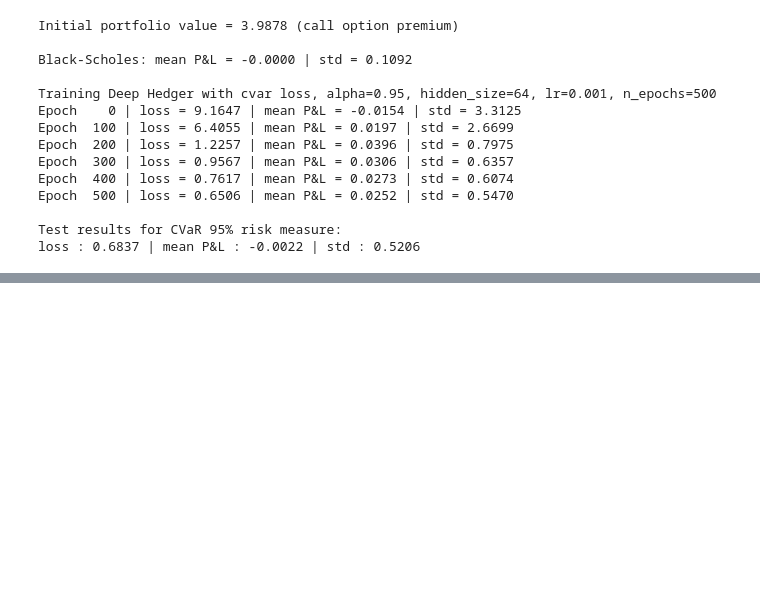
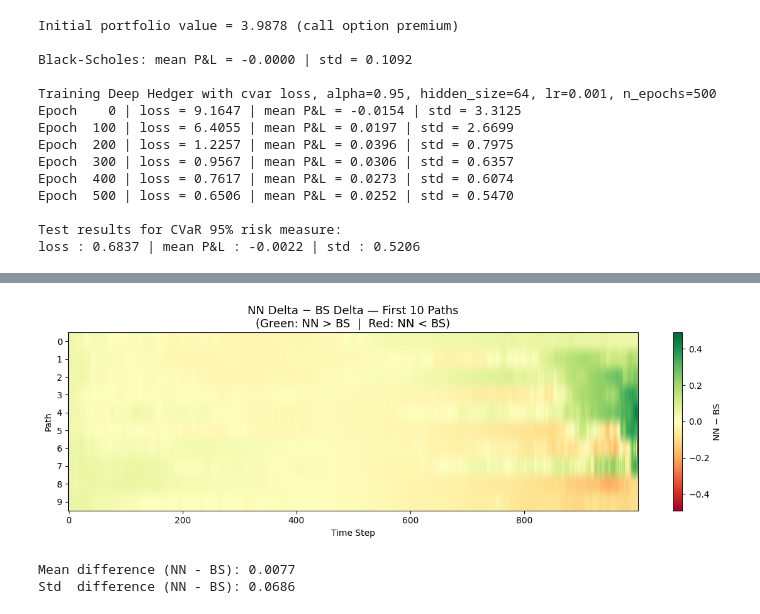
Before and after one commit to victorlabrecque/Research-Deep-Hedging-Volatility, a Jupyter notebook: Deep_hedging.ipynb, the cells around one changed output, grey strips where cells are left out. Cells and saved outputs as stored; diff of their text form; code cells hidden in the pictures; blank space fills up the shorter version.

```diff
--- a/Deep_hedging.ipynb
+++ b/Deep_hedging.ipynb
@@ -371,0 +455,22 @@ loss : 0.6837 | mean P&L : -0.0022 | std : 0.5206
+# %%
+
+# --- Difference heatmap: NN - BS (first 10 paths) ---
+diff = nn_deltas_plot - bs_deltas_plot
+vmax = np.abs(diff).max()
+
+fig, ax = plt.subplots(figsize=(12, 4))
+im = ax.imshow(diff, aspect='auto', cmap='RdYlGn', vmin=-vmax, vmax=vmax, origin='upper')
+ax.set_title('NN Delta − BS Delta — First 10 Paths\n(Green: NN > BS  |  Red: NN < BS)', fontsize=13)
+ax.set_xlabel('Time Step')
+ax.set_ylabel('Path')
+ax.set_yticks(range(10))
+plt.colorbar(im, ax=ax, label='NN − BS')
+plt.tight_layout()
+plt.show()
+
+print(f"Mean difference (NN - BS): {diff.mean():.4f}")
+print(f"Std  difference (NN - BS): {diff.std():.4f}")
+# %% [output]
+[figure, added]
+Mean difference (NN - BS): 0.0077
+Std  difference (NN - BS): 0.0686
```
Also changed, not shown: parts of 3 cells of this notebook.
